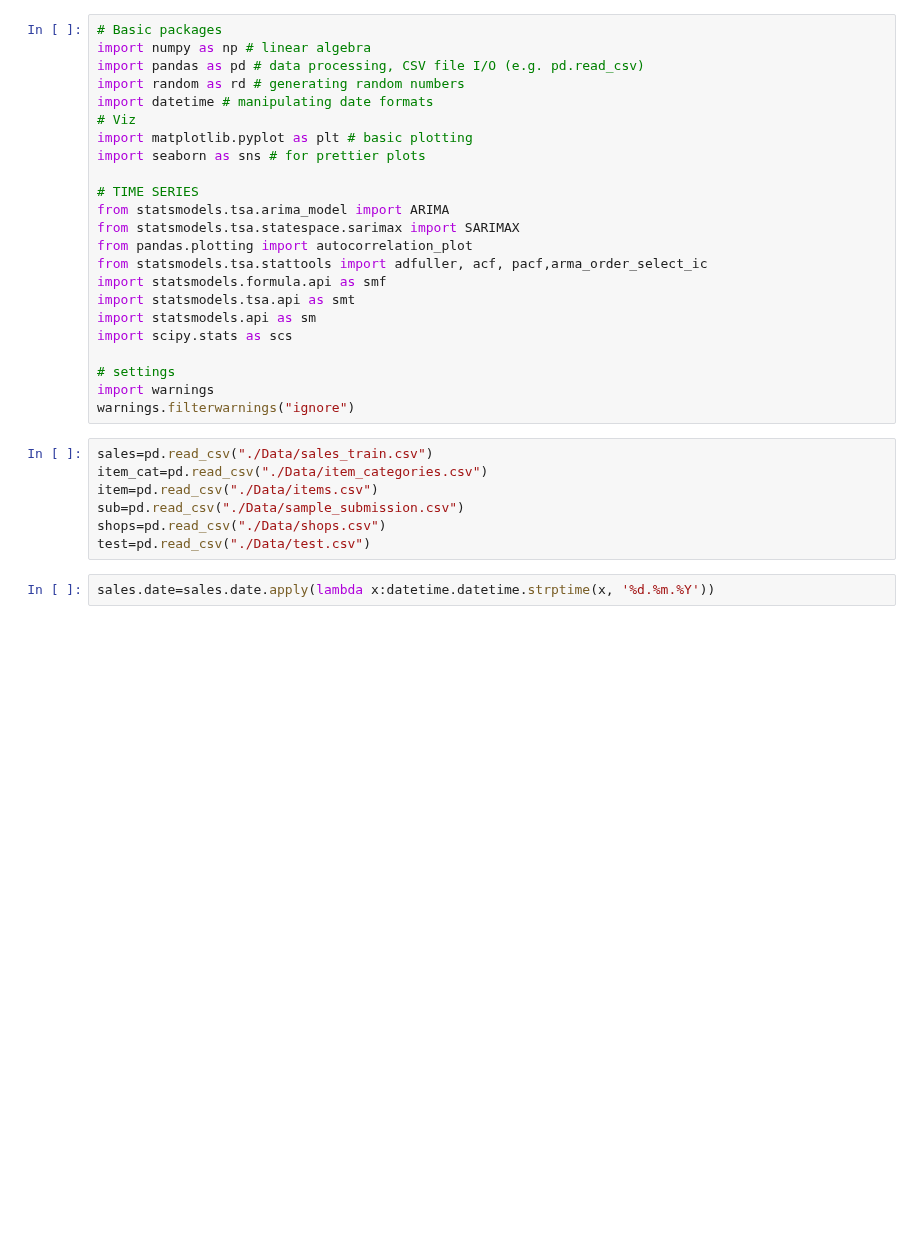
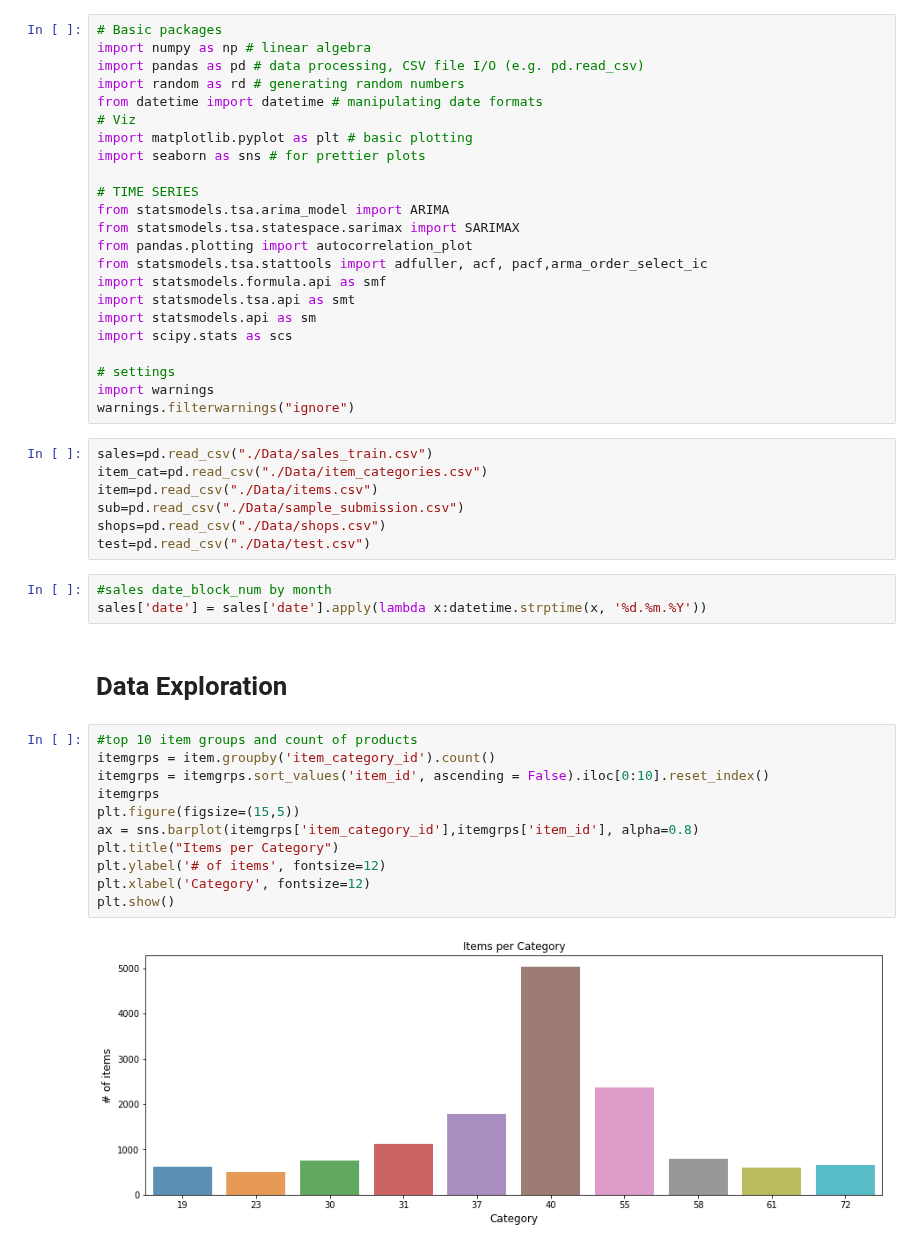
Before and after one commit to andrewcreates/DataScience-Projects, a Jupyter notebook: future_sales_prediction_kaggle/time_series_practice.ipynb, the cells around one changed output. Drawn from its saved outputs; the diff is of its cells as text; blank space fills up the shorter version.

Commit message:
Initial data exploration

```diff
--- a/future_sales_prediction_kaggle/time_series_practice.ipynb
+++ b/future_sales_prediction_kaggle/time_series_practice.ipynb
@@ -3,7 +3,7 @@
 import numpy as np # linear algebra
 import pandas as pd # data processing, CSV file I/O (e.g. pd.read_csv)
 import random as rd # generating random numbers
-import datetime # manipulating date formats
+from datetime import datetime # manipulating date formats
 # Viz
 import matplotlib.pyplot as plt # basic plotting
 import seaborn as sns # for prettier plots
@@ -29,4 +29,20 @@ sub=pd.read_csv("./Data/sample_submission.csv")
 shops=pd.read_csv("./Data/shops.csv")
 test=pd.read_csv("./Data/test.csv")
 # %%
-sales.date=sales.date.apply(lambda x:datetime.datetime.strptime(x, '%d.%m.%Y'))
+#sales date_block_num by month
+sales['date'] = sales['date'].apply(lambda x:datetime.strptime(x, '%d.%m.%Y'))
+# %% [markdown]
+# Data Exploration
+# %%
+#top 10 item groups and count of products
+itemgrps = item.groupby('item_category_id').count()
+itemgrps = itemgrps.sort_values('item_id', ascending = False).iloc[0:10].reset_index()
+itemgrps
+plt.figure(figsize=(15,5))
+ax = sns.barplot(itemgrps['item_category_id'],itemgrps['item_id'], alpha=0.8)
+plt.title("Items per Category")
+plt.ylabel('# of items', fontsize=12)
+plt.xlabel('Category', fontsize=12)
+plt.show()
+# %% [output]
+[figure, added]
```
Also changed, not shown: parts of 7 cells of this notebook.
